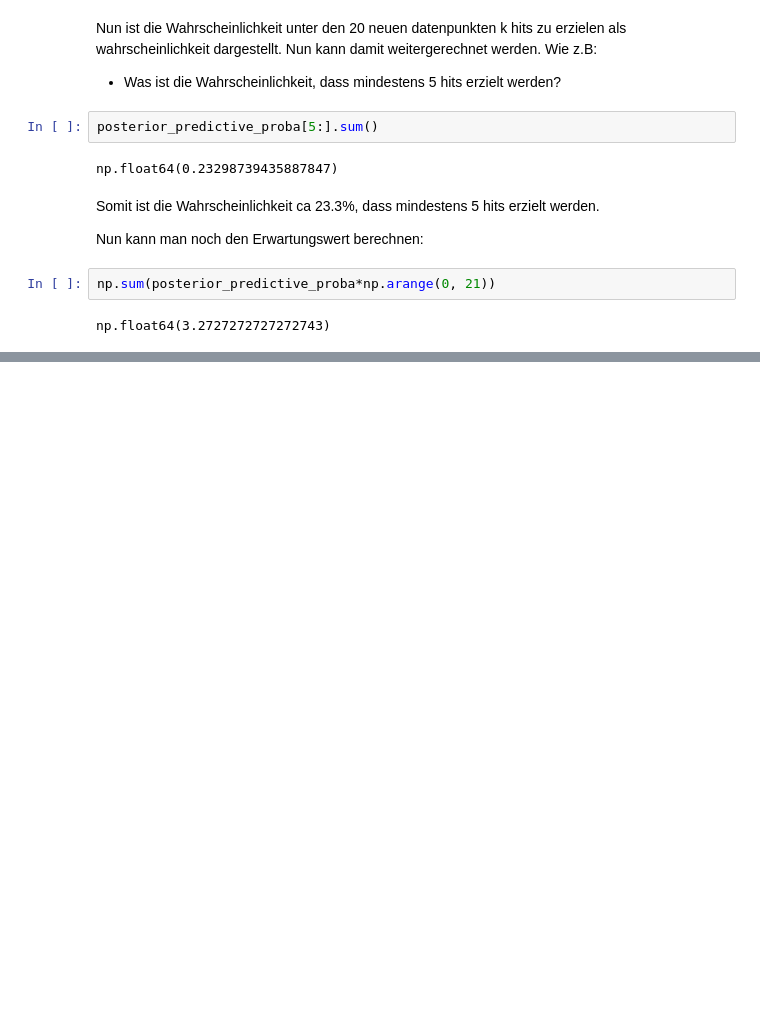
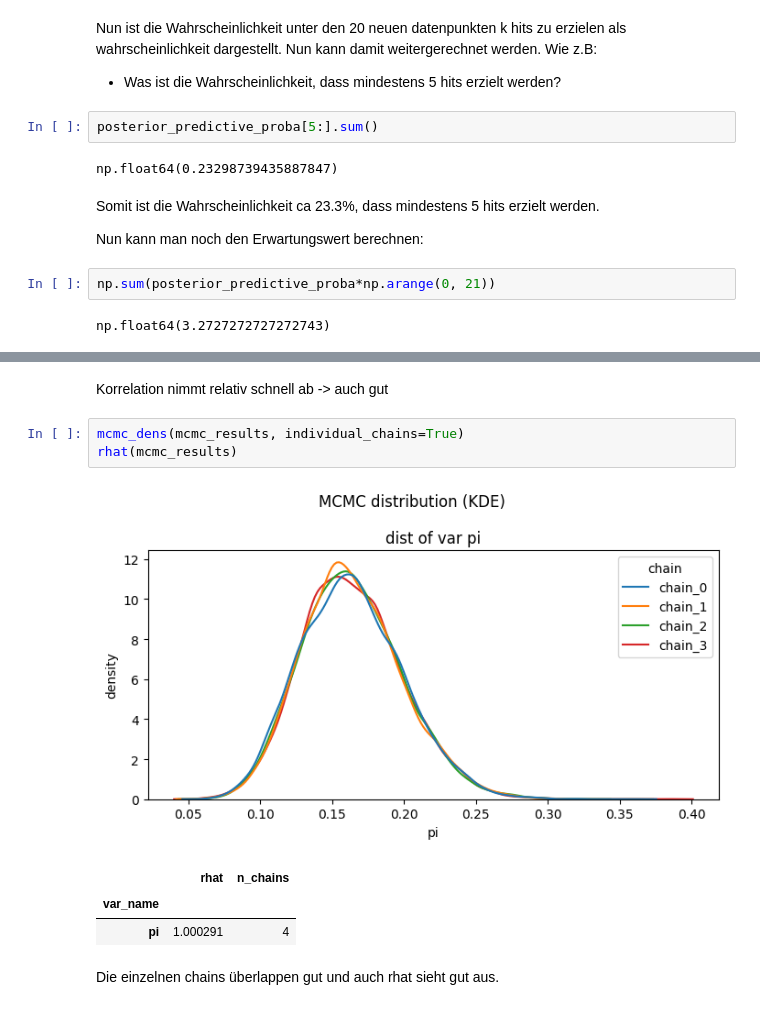
Before and after one commit to buesst1/bda, a Jupyter notebook: chapters/chapter8: Posterior Inference & Prediction.ipynb, the cells around one changed output, grey strips where cells are left out. Cells and saved outputs as stored; diff of their text form; blank space fills up the shorter version.

```diff
--- a/chapters/chapter8: Posterior Inference & Prediction.ipynb
+++ b/chapters/chapter8: Posterior Inference & Prediction.ipynb
@@ -189,0 +263,12 @@ np.float64(3.2727272727272743)
+# %% [markdown]
+Korrelation nimmt relativ schnell ab -> auch gut
+# %%
+mcmc_dens(mcmc_results, individual_chains=True)
+rhat(mcmc_results)
+# %% [output]
+[figure, added]
+|  | rhat | n_chains |
+| var_name |  |  |
+| pi | 1.000291 | 4 |
+# %% [markdown]
+Die einzelnen chains überlappen gut und auch rhat sieht gut aus.
```
Also changed, not shown: parts of 21 cells of this notebook, 1 other file.
